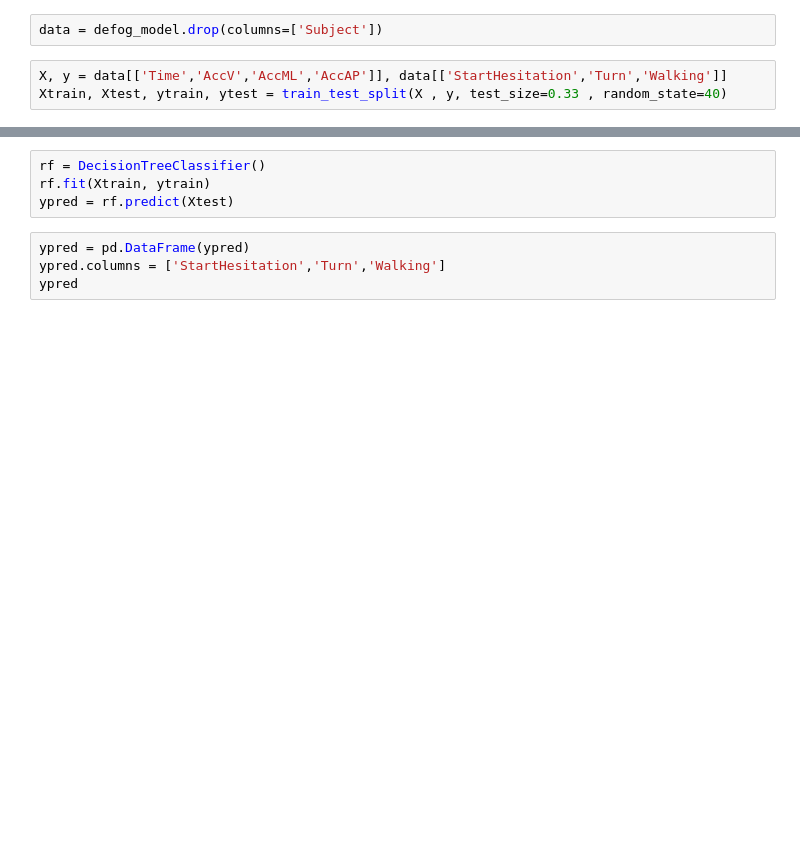
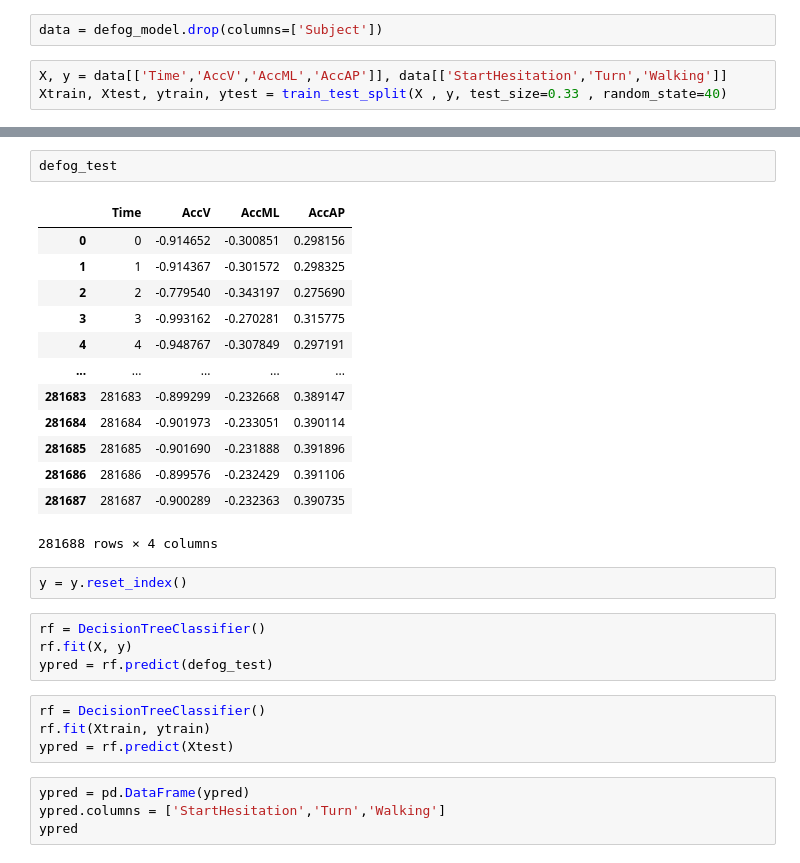
Before and after one commit to Mehdyhkn/Parkison-s-freezing, a Jupyter notebook: notebook/Processing.ipynb, the cells around one changed output, grey strips where cells are left out. Cells and saved outputs as stored; diff of their text form; blank space fills up the shorter version.

```diff
--- a/notebook/Processing.ipynb
+++ b/notebook/Processing.ipynb
@@ -271,3 +293,25 @@ ytrain = ytrain.astype('int')
+# %%
+defog_test
+# %% [output]
+|  | Time | AccV | AccML | AccAP |
+| 0 | 0 | -0.914652 | -0.300851 | 0.298156 |
+| 1 | 1 | -0.914367 | -0.301572 | 0.298325 |
+| 2 | 2 | -0.779540 | -0.343197 | 0.275690 |
+| 3 | 3 | -0.993162 | -0.270281 | 0.315775 |
+| 4 | 4 | -0.948767 | -0.307849 | 0.297191 |
+| ... | ... | ... | ... | ... |
+| 281683 | 281683 | -0.899299 | -0.232668 | 0.389147 |
+| 281684 | 281684 | -0.901973 | -0.233051 | 0.390114 |
+| 281685 | 281685 | -0.901690 | -0.231888 | 0.391896 |
+| 281686 | 281686 | -0.899576 | -0.232429 | 0.391106 |
+| 281687 | 281687 | -0.900289 | -0.232363 | 0.390735 |
+281688 rows × 4 columns
+# %%
+y = y.reset_index()
+# %%
+rf = DecisionTreeClassifier()
+rf.fit(X, y)
+ypred = rf.predict(defog_test)
 # %%
 rf = DecisionTreeClassifier()
 rf.fit(Xtrain, ytrain)
```
Also changed, not shown: parts of 5 cells of this notebook, 8 other files.
